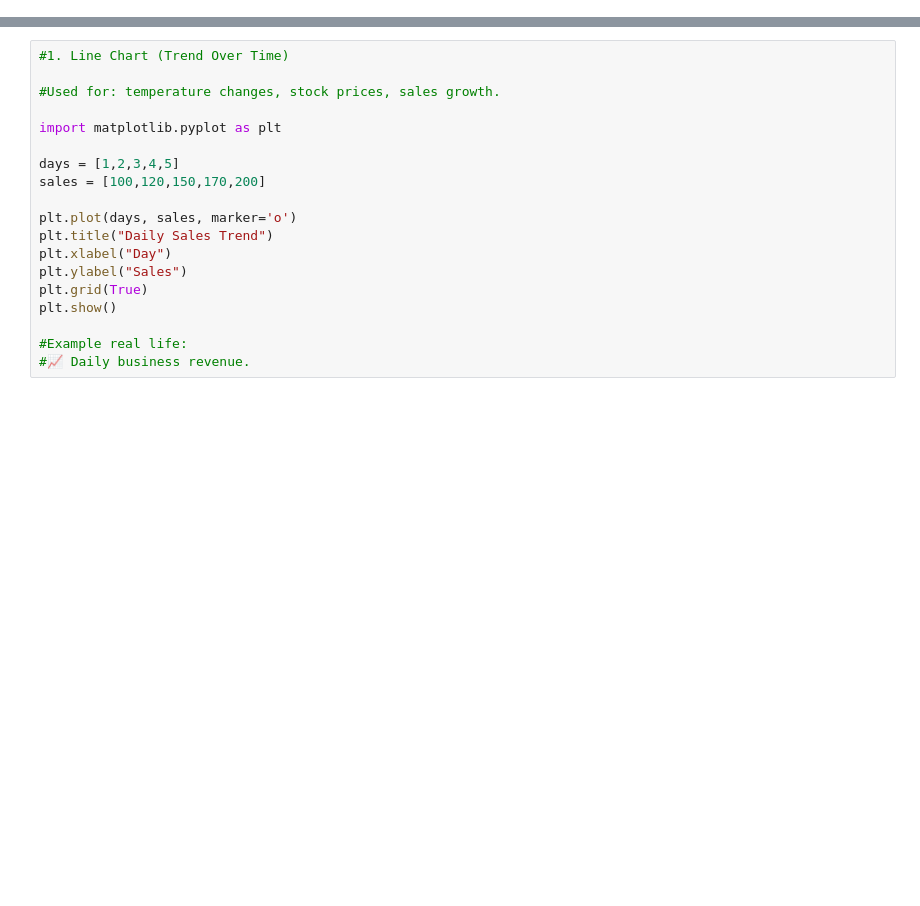
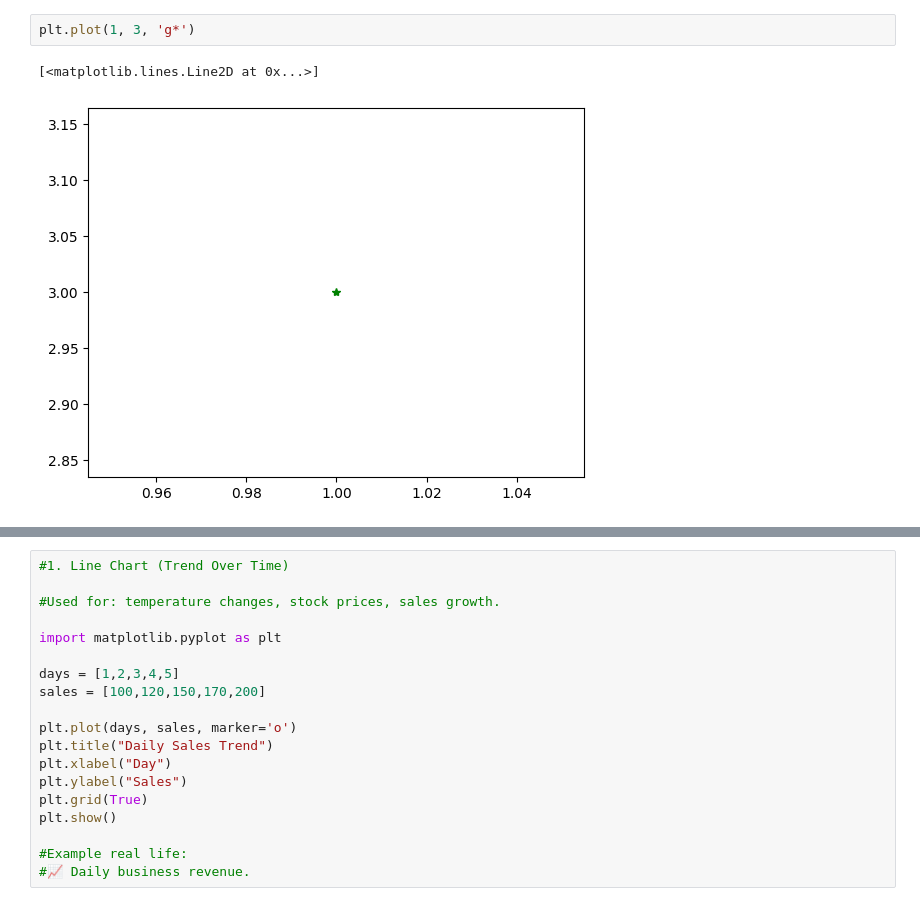
Before and after one commit to ModernAIisthefuture/Python-Tutorial, a Jupyter notebook: matplotlib operations.ipynb, the cells around one changed output, grey strips where cells are left out. Saved outputs shown, nothing was run; the diff lists cells and outputs as text; blank space fills up the shorter version.

```diff
--- a/matplotlib operations.ipynb
+++ b/matplotlib operations.ipynb
@@ -0,0 +27,5 @@
+# %%
+plt.plot(1, 3, 'g*')
+# %% [output]
+[<matplotlib.lines.Line2D at 0x...>]
+[figure, added]
```
Also changed, not shown: parts of 6 cells of this notebook.
